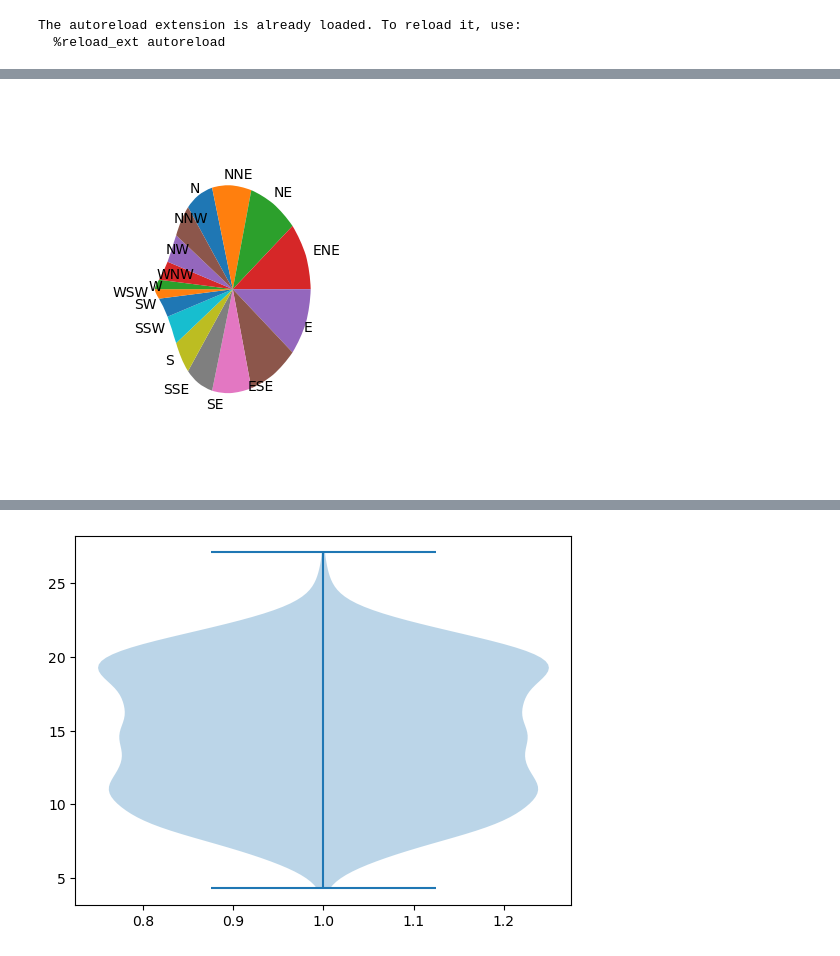
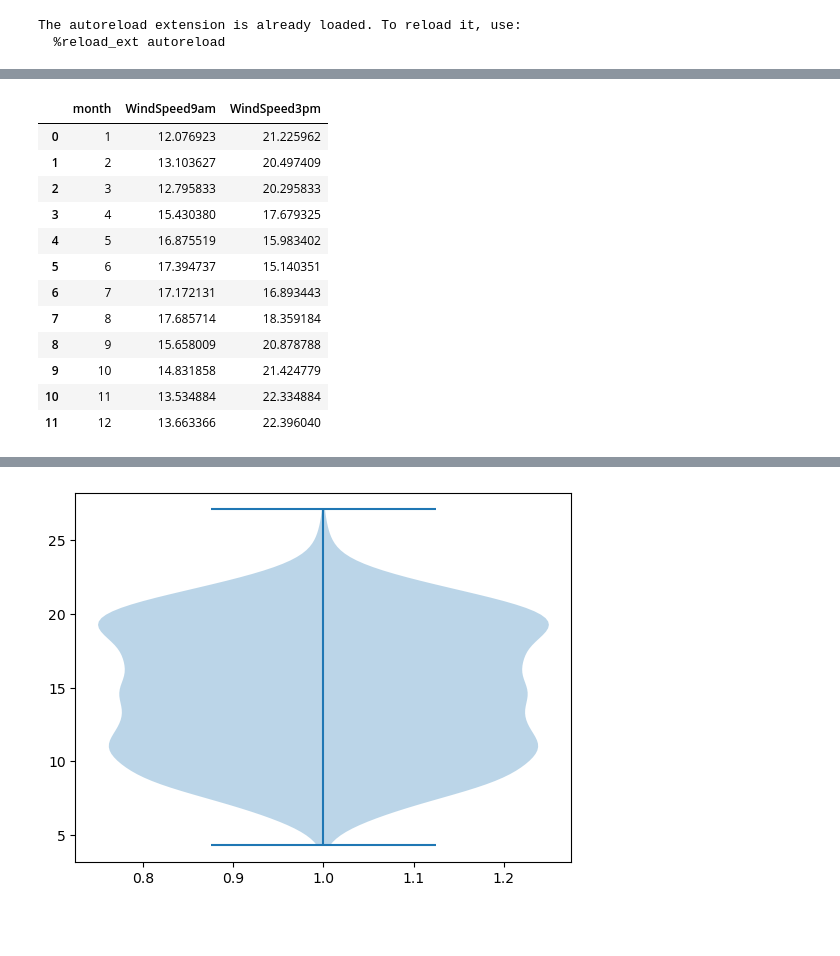
Before and after one commit to M-Harms/Data-Visualization, a Jupyter notebook: sydney_weather.ipynb, the cells around one changed output, grey strips where cells are left out. Cells and saved outputs as stored; diff of their text form; code cells hidden in the pictures; blank space fills up the shorter version.

```diff
--- a/sydney_weather.ipynb
+++ b/sydney_weather.ipynb
@@ -93,8 +71,19 @@ plt.show()
-# %%
-
-fig, ax = plt.subplots(subplot_kw={'projection':'polar'})
-
-ax.pie(wind_direc_degs, labels=df_wind_dir.index, startangle=0)
-plt.show()
-# %% [output]
-[figure, removed]
+# %%
+#df.groupby([]).
+#df.groupby(['WindSpeed9am', 'WindSpeed3pm', 'month'])['WindSpeed9am'].mean().unstack('month').reset_index()
+windspeed_group_month = df.groupby(['month'])[['WindSpeed9am', 'WindSpeed3pm']].mean().reset_index()
+windspeed_group_month
+# %% [output]
+|  | month | WindSpeed9am | WindSpeed3pm |
+| 0 | 1 | 12.076923 | 21.225962 |
+| 1 | 2 | 13.103627 | 20.497409 |
+| 2 | 3 | 12.795833 | 20.295833 |
+| 3 | 4 | 15.430380 | 17.679325 |
+| 4 | 5 | 16.875519 | 15.983402 |
+| 5 | 6 | 17.394737 | 15.140351 |
+| 6 | 7 | 17.172131 | 16.893443 |
+| 7 | 8 | 17.685714 | 18.359184 |
+| 8 | 9 | 15.658009 | 20.878788 |
+| 9 | 10 | 14.831858 | 21.424779 |
+| 10 | 11 | 13.534884 | 22.334884 |
+| 11 | 12 | 13.663366 | 22.396040 |
```
Also changed, not shown: parts of 8 cells of this notebook.
